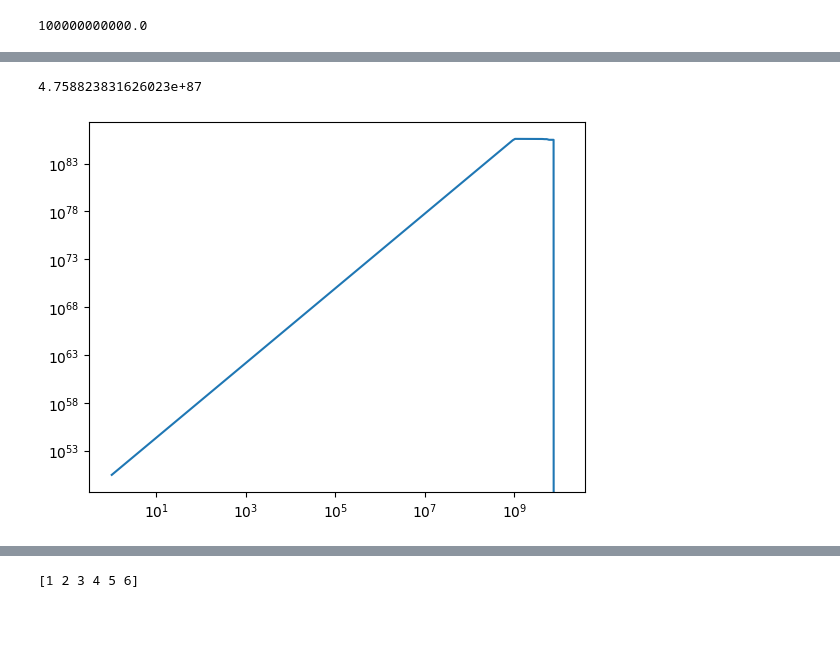
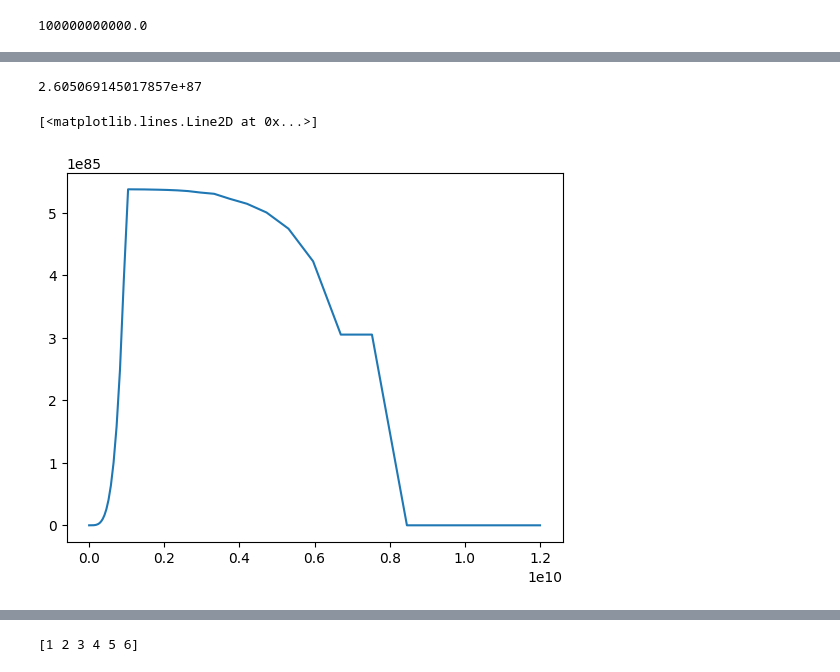
Before and after one commit to StephenJohnson-CardiffUni/Astro, a Jupyter notebook: GalaxiesAssignment.ipynb, the cells around one changed output, grey strips where cells are left out. Drawn from its saved outputs; the diff is of its cells as text; code cells hidden in the pictures; blank space fills up the shorter version.

```diff
--- a/GalaxiesAssignment.ipynb
+++ b/GalaxiesAssignment.ipynb
@@ -43,27 +43,39 @@ def IMFintegrand(m):#needed for the constant
 def IMF(M):#Gives distribution of masses from a cloud of certain size
   return IMFconst(initialMass) * (M/SolarM)**-Salpeter
 
-masses = np.linspace(StarMassMin, StarMassMax, num=500) #TestMasses for Graphing
+masses = np.linspace(StarMassMin, StarMassMax, num=1000) #TestMasses for Graphing
 
 IMFvals = IMF(masses) # Mass Dristribution
 
 lumsByMass = IMFvals*luminosity_func(masses) # IMF*luminositys | In Solar Lumins
 
 
-#Plot the Initial Mass Function for sanity check
-plt.plot(masses, IMFvals)
+#Plot the Initial Mass Function and lumins By mass for sanity check
+
+plt.figure(figsize=(10, 6))
+plt.plot(masses, IMFvals, label='IMF')
+plt.xscale('log')
+plt.yscale('log')
 plt.xlabel('Stellar Mass (Solar Masses)')
 plt.ylabel('IMF')
 plt.title('Salpeter Initial Mass Function')
+plt.legend()
+plt.grid(True, which='both', linestyle='--', linewidth=0.5)
+plt.tight_layout()
+plt.show()
+
+
+plt.figure(figsize=(10, 6))
+plt.plot(masses, lumsByMass, label='Luminosity')
 plt.xscale('log')
 plt.yscale('log')
-plt.show()
-plt.plot(masses, lumsByMass)
 plt.xlabel('Stellar Mass (Solar Masses)')
 plt.ylabel('Luminosity')
-plt.title('Luminosity by mass')
-plt.xscale('log')
-plt.yscale('log')
+plt.title('Luminosity by Mass')
+plt.legend()
+plt.grid(True, which='both', linestyle='--', linewidth=0.5)
+plt.tight_layout()
+plt.show()
 
 totalLumin = sum(lumsByMass)
 # %% [output]
@@ -72,35 +84,38 @@ totalLumin = sum(lumsByMass)
 # %%
 print(totalLumin)
 # %% [output]
-4.758823831626023e+87
+2.605069145017857e+87
 # %%
 steps = 200
 SFR = initialMass / 1e9
 
 timeArray = np.geomspace(1,12e9,num=steps)
 TimeStepLuminosity = np.zeros(steps)
+Nm = np.zeros((steps, len(masses)))
+massByMass = np.zeros((steps, len(masses)))
 
 for i, t in enumerate(timeArray):#at every time step we clear the Number count arrays
     NmLow = np.zeros_like(masses)
     NmHigh = np.zeros_like(masses)
     if t < 1e9: #if under 1billion, star formation is still ongoing
       for j, m in enumerate(masses):
         if m < Mcrit(t):
             NmLow[j] = IMFconst(initialMass) * SFR * t * m**-2.35
         elif m > Mcrit(t):
             NmHigh[j] = IMFconst(initialMass) * SFR * 10e9 * m**-4.85  # 10e9 = Solar Lifetime
     else:
       for j, m in enumerate(masses):
         if m < Mcrit(t):
             NmLow[j] = IMFconst(initialMass) * SFR * 1e9 * m**-2.35 #1e9 = end of star formation
         elif m > Mcrit(t):
             NmHigh[j] = 0
-    Nm = NmLow + NmHigh
-    massByMass = Nm * masses
-    TimeStepLuminosity[i] = np.sum(luminosity_func(massByMass))
+    Nm[i] = NmLow + NmHigh
+    massByMass[i] = Nm[i] * masses
+    TimeStepLuminosity[i] = np.sum(luminosity_func(massByMass[i]))
 
 plt.plot(timeArray, TimeStepLuminosity)
-plt.xscale('log')
-plt.yscale('log')
+# plt.xscale('log')
+# plt.yscale('log')
 # %% [output]
+[<matplotlib.lines.Line2D at 0x...>]
-[figure, old version]
+[figure, new version]
```
Also changed, not shown: parts of 5 cells of this notebook.
